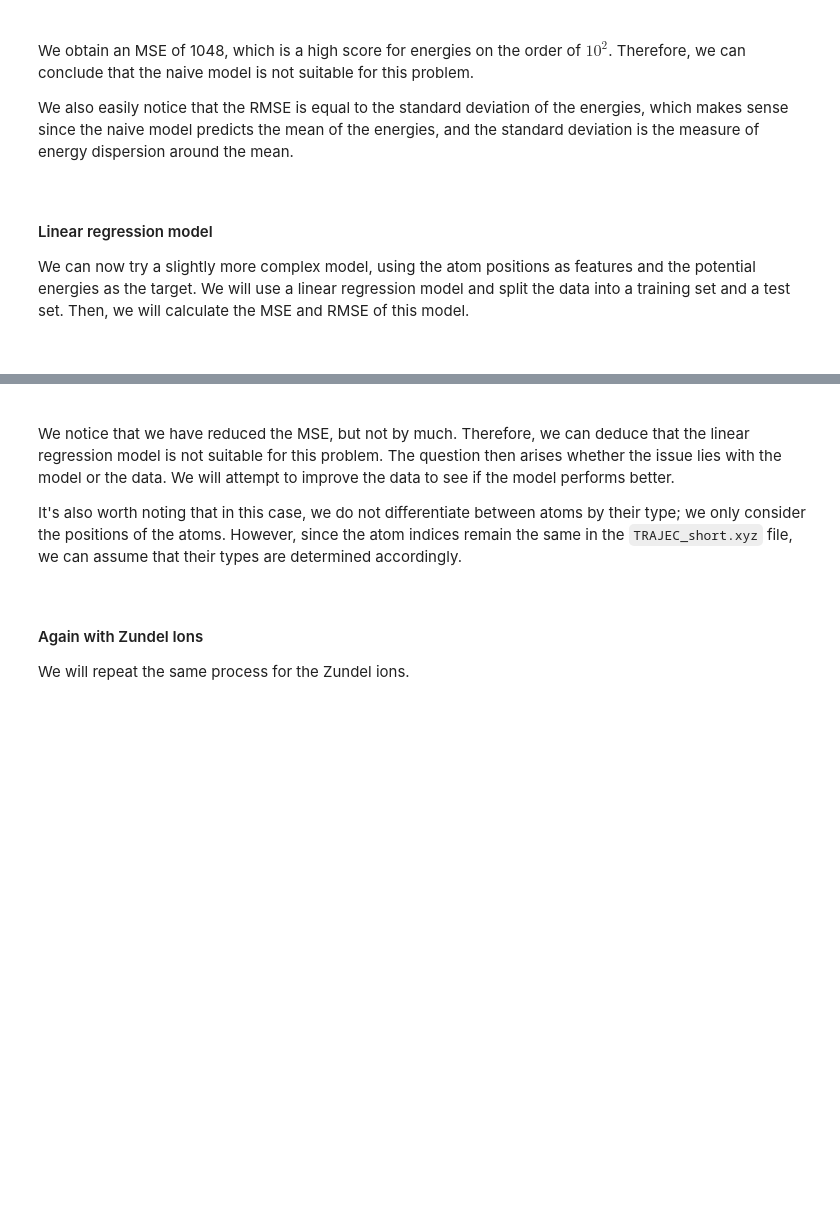
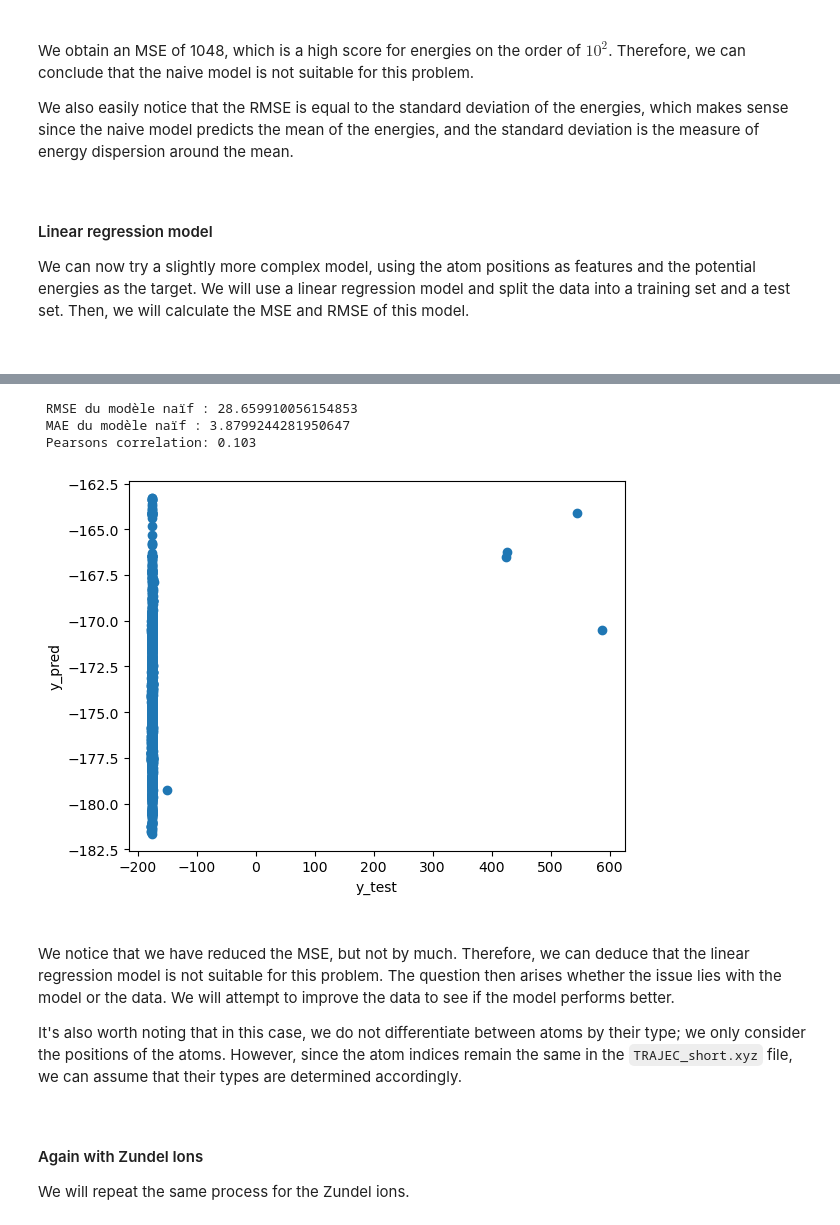
Before and after one commit to lucasboistay/molecular_dynamics, a Jupyter notebook: main.ipynb, the cells around one changed output, grey strips where cells are left out. Drawn from its saved outputs; the diff is of its cells as text; code cells hidden in the pictures; blank space fills up the shorter version.

```diff
--- a/main.ipynb
+++ b/main.ipynb
@@ -355,24 +428,48 @@ print(f" Dimensions du jeu d'entraînement : {X_train.shape}"
 # %%
 from sklearn.linear_model import LinearRegression
 
 # On crée le modèle de régression linéaire
 
 linear_regression = LinearRegression()
 
 # On entraîne le modèle
 
 linear_regression.fit(X_train, y_train)
 
 # On prédit les énergies potentielles du jeu de test
 
 y_pred = linear_regression.predict(X_test)
 
 # On calcule le MSE et le RMSE
 
 score = mean_squared_error(y_test, y_pred)
 
-print(f" MSE du modèle de régression linéaire : {score}")
-print(f" RMSE du modèle de régression linéaire : {np.sqrt(score)}")
+
+#RMSE
+print(f" RMSE du modèle naïf : {np.sqrt(score)}")
+
+#MAE
+
+print(f" MAE du modèle naïf : {np.mean(np.abs(y_pred - y_test))}")
+
+# get the Pearson correlation coefficient
+
+from scipy.stats import pearsonr
+
+corr, _ = pearsonr(y_test, y_pred)
+print(' Pearsons correlation: %.3f' % corr)
+
+# plot y_test vs y_pred
+
+plt.scatter(y_test, y_pred)
+plt.xlabel('y_test')
+plt.ylabel('y_pred')
+plt.show()
+# %% [output]
+ RMSE du modèle naïf : 28.659910056154853
+ MAE du modèle naïf : 3.8799244281950647
+ Pearsons correlation: 0.103
+[figure, added]
 # %% [markdown]
 <br>
 
```
Also changed, not shown: parts of 28 cells of this notebook.
